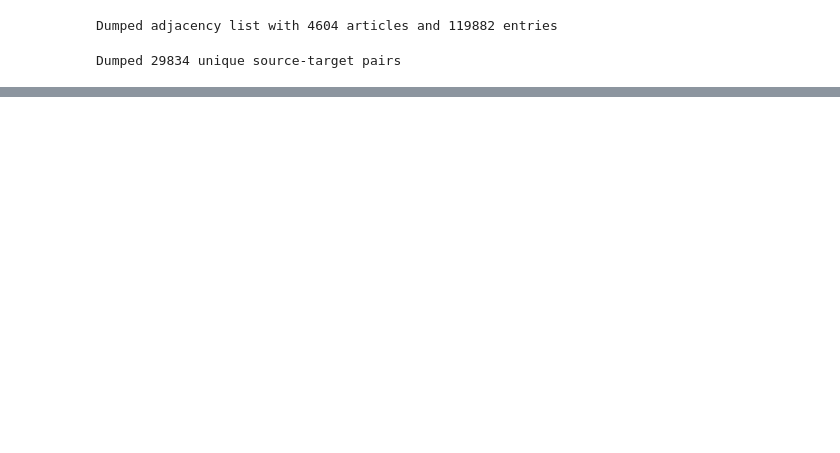
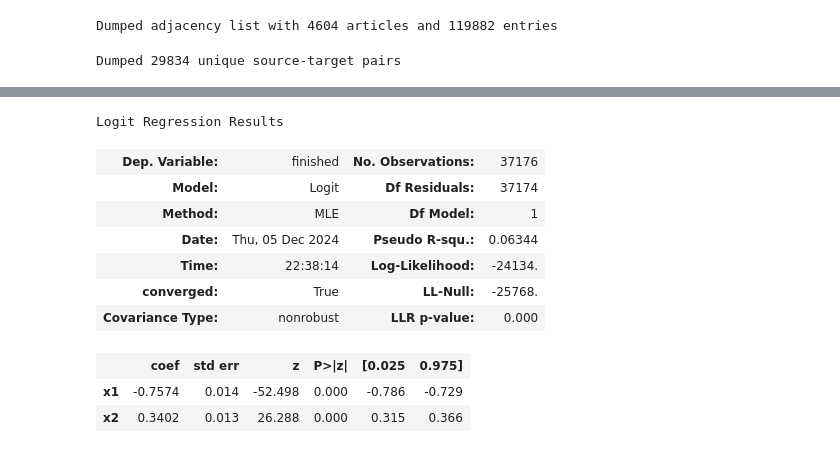
Before and after one commit to epfl-ada/ada-2024-project-outliars, a Jupyter notebook: scoring_v2.ipynb, the cells around one changed output, grey strips where cells are left out. Drawn from its saved outputs; the diff is of its cells as text; code cells hidden in the pictures; blank space fills up the shorter version.

```diff
--- a/scoring_v2.ipynb
+++ b/scoring_v2.ipynb
@@ -101,0 +171,7 @@ Loaded 4604 node stats
+# %%
+model_1 = LogisticRegression(
+    valid_games_df,
+    ['shortest_path_length', 'shortest_path_count'],
+)
+
+model_1.fit()
@@ -101,0 +196,14 @@ Loaded 4604 node stats
+# %%
+model_1.summary()
+# %% [output]
+Logit Regression Results
+| Dep. Variable: | finished | No. Observations: | 37176 |
+| Model: | Logit | Df Residuals: | 37174 |
+| Method: | MLE | Df Model: | 1 |
+| Date: | Thu, 05 Dec 2024 | Pseudo R-squ.: | 0.06344 |
+| Time: | 22:38:14 | Log-Likelihood: | -24134. |
+| converged: | True | LL-Null: | -25768. |
+| Covariance Type: | nonrobust | LLR p-value: | 0.000 |
+|  | coef | std err | z | P>|z| | [0.025 | 0.975] |
+| x1 | -0.7574 | 0.014 | -52.498 | 0.000 | -0.786 | -0.729 |
+| x2 | 0.3402 | 0.013 | 26.288 | 0.000 | 0.315 | 0.366 |
```
Also changed, not shown: parts of 12 cells of this notebook, 3 other files.
